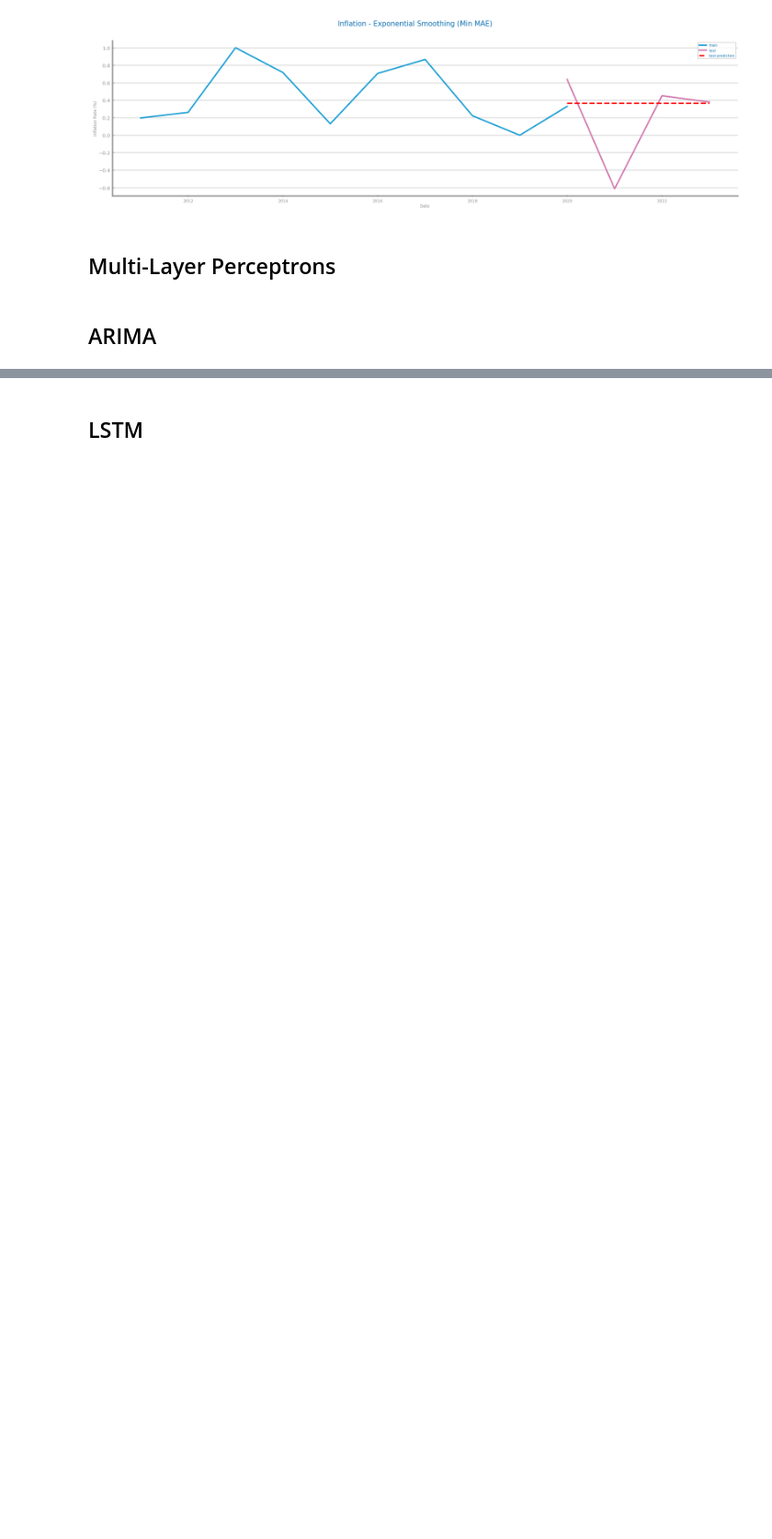
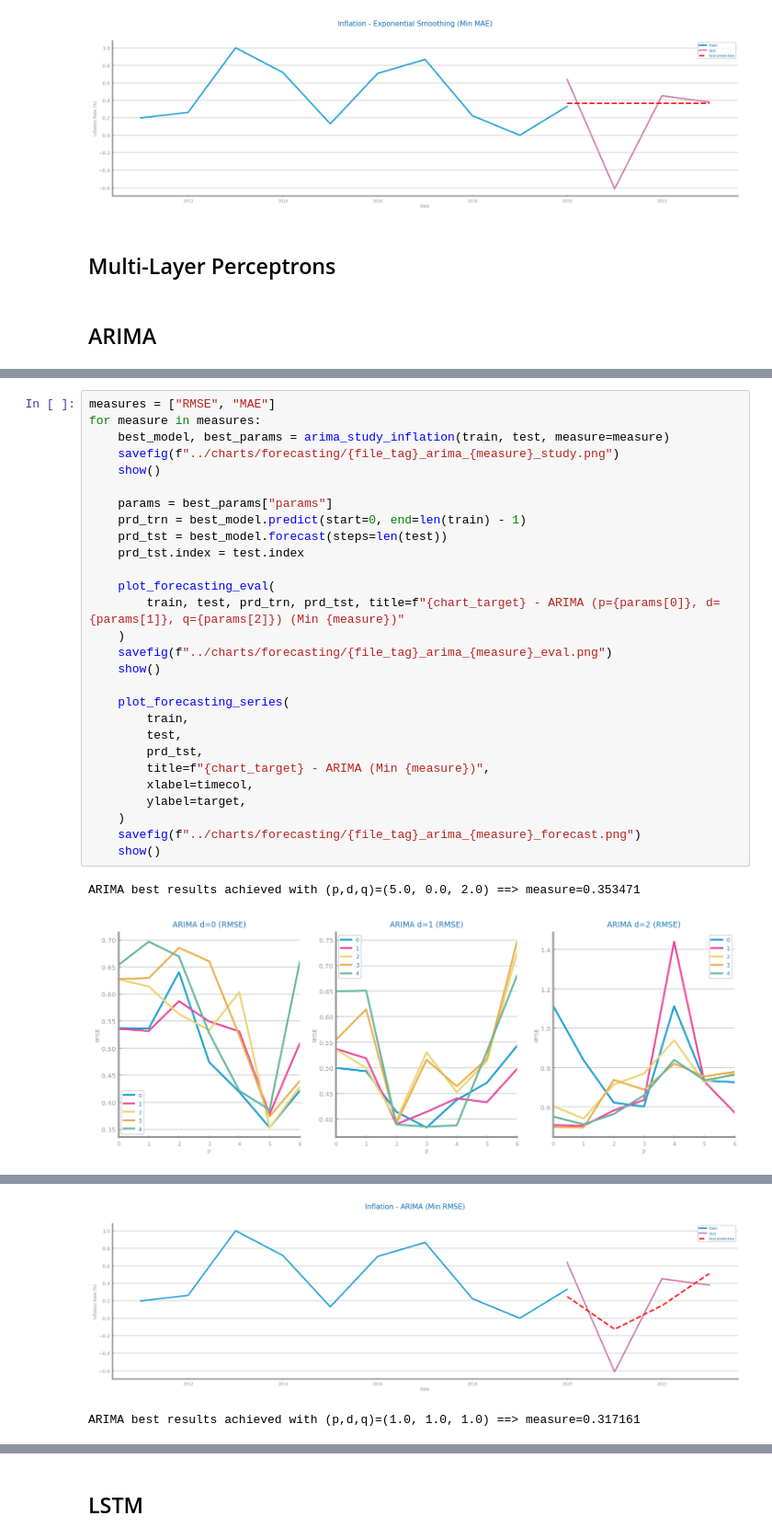
Before and after one commit to benkuhn09/ds-project, a Jupyter notebook: forecasting/inflation-rate/notebooks/inflation_modeling.ipynb, the cells around one changed output, grey strips where cells are left out. Shown at 92% size. Cells and saved outputs as stored; diff of their text form; blank space fills up the shorter version.

```diff
--- a/forecasting/inflation-rate/notebooks/inflation_modeling.ipynb
+++ b/forecasting/inflation-rate/notebooks/inflation_modeling.ipynb
@@ -133,3 +133,34 @@ Warnings:
 [1] Covariance matrix calculated using the outer product of gradients (complex-step).
 [figure]
 [figure]
+# %%
+measures = ["RMSE", "MAE"]
+for measure in measures:
+    best_model, best_params = arima_study_inflation(train, test, measure=measure)
+    savefig(f"../charts/forecasting/{file_tag}_arima_{measure}_study.png")
+    show()
+
+    params = best_params["params"]
+    prd_trn = best_model.predict(start=0, end=len(train) - 1)
+    prd_tst = best_model.forecast(steps=len(test))
+    prd_tst.index = test.index
+
+    plot_forecasting_eval(
+        train, test, prd_trn, prd_tst, title=f"{chart_target} - ARIMA (p={params[0]}, d={params[1]}, q={params[2]}) (Min {measure})"
+    )
+    savefig(f"../charts/forecasting/{file_tag}_arima_{measure}_eval.png")
+    show()
+
+    plot_forecasting_series(
+        train,
+        test,
+        prd_tst,
+        title=f"{chart_target} - ARIMA (Min {measure})",
+        xlabel=timecol,
+        ylabel=target,
+    )
+    savefig(f"../charts/forecasting/{file_tag}_arima_{measure}_forecast.png")
+    show()
+# %% [output]
+ARIMA best results achieved with (p,d,q)=(5.0, 0.0, 2.0) ==> measure=0.353471
+[figure, added]
@@ -135,0 +168,2 @@ Warnings:
+[figure, added]
+ARIMA best results achieved with (p,d,q)=(1.0, 1.0, 1.0) ==> measure=0.317161
```
Also changed, not shown: parts of 3 cells of this notebook.
